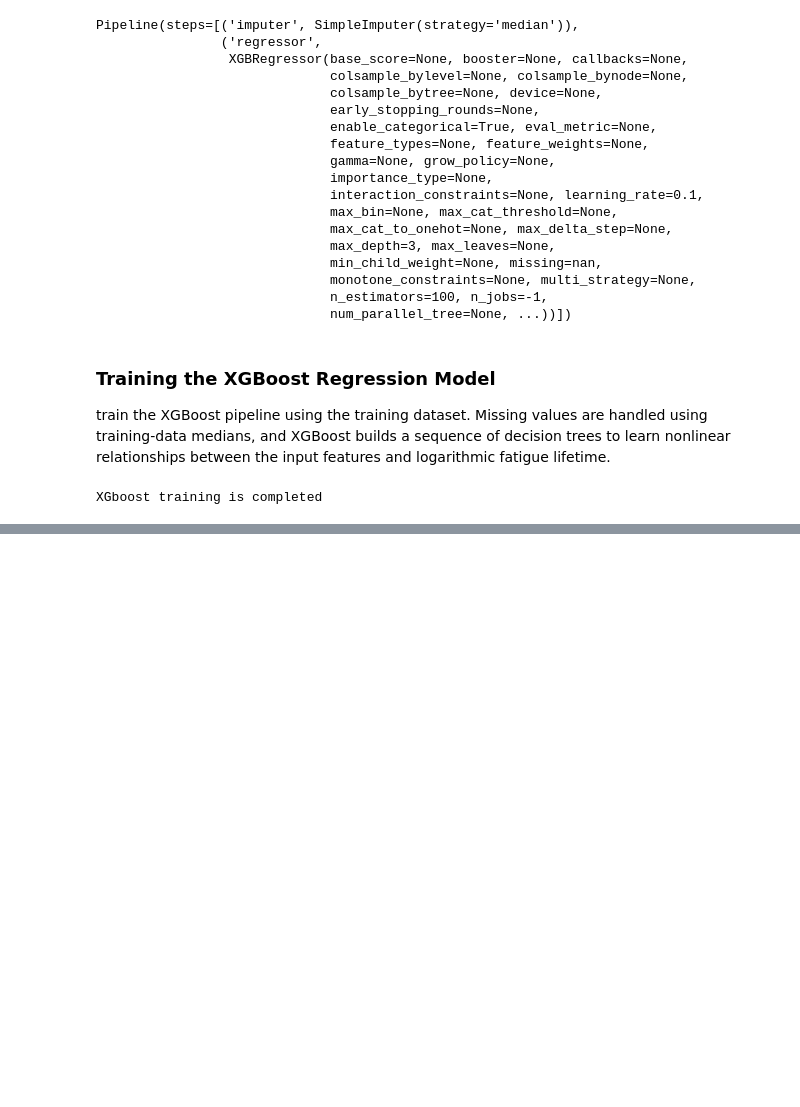
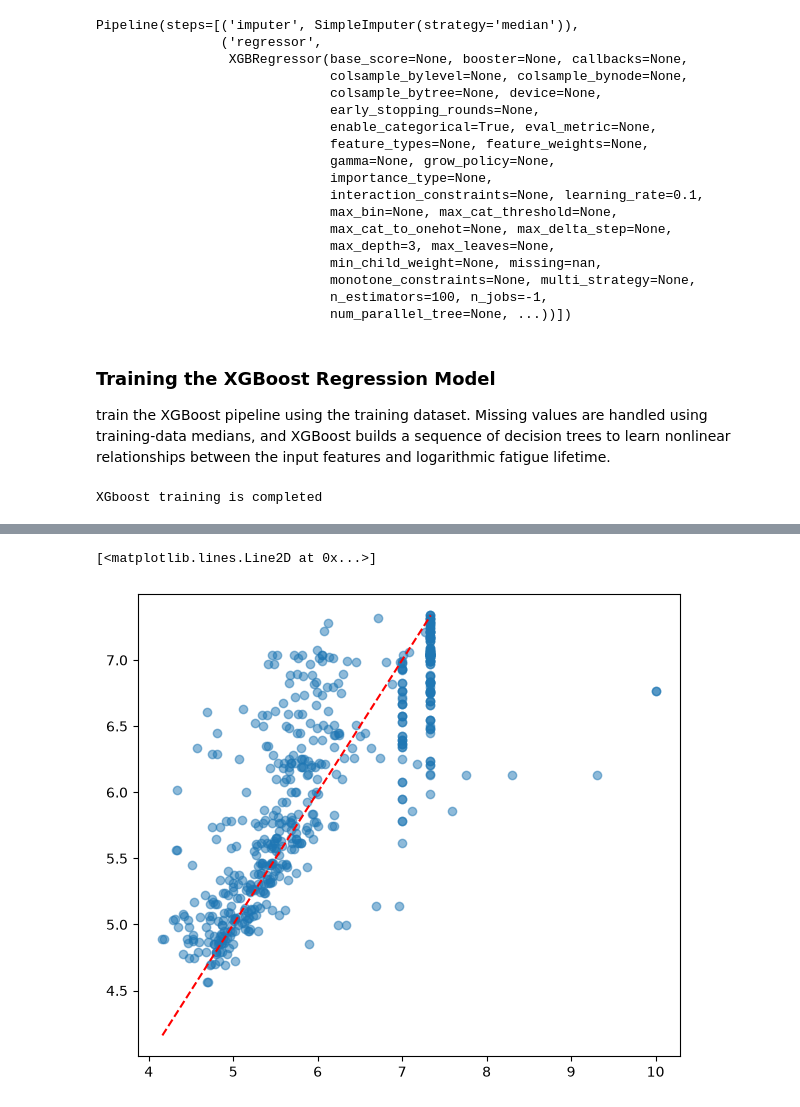
Before and after one commit to LeiliJL/DAT305-Project, a Jupyter notebook: notebooks/02_Regression.ipynb, the cells around one changed output, grey strips where cells are left out. Drawn from its saved outputs; the diff is of its cells as text; code cells hidden in the pictures; blank space fills up the shorter version.

```diff
--- a/notebooks/02_Regression.ipynb
+++ b/notebooks/02_Regression.ipynb
@@ -930,0 +1002,9 @@ XGboost training is completed
+# %%
+plt.figure(figsize = (7,6))
+plt.scatter(y_test, y_pred_rf, alpha=0.5)
+min_val = min(y_test.min(), y_pred_rf.min())
+max_val = max(y_test.min(), y_pred_rf.max())
+plt.plot([min_val,max_val],[min_val,max_val],"r--", label = "Perfect prediction")
+# %% [output]
+[<matplotlib.lines.Line2D at 0x...>]
+[figure, added]
```
Also changed, not shown: parts of 17 cells of this notebook.
